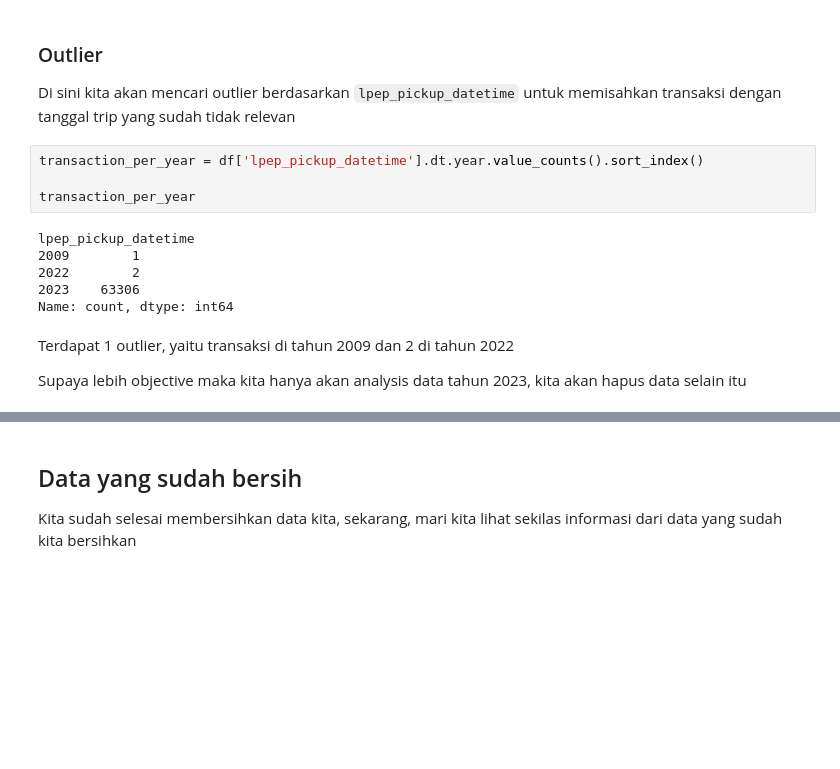
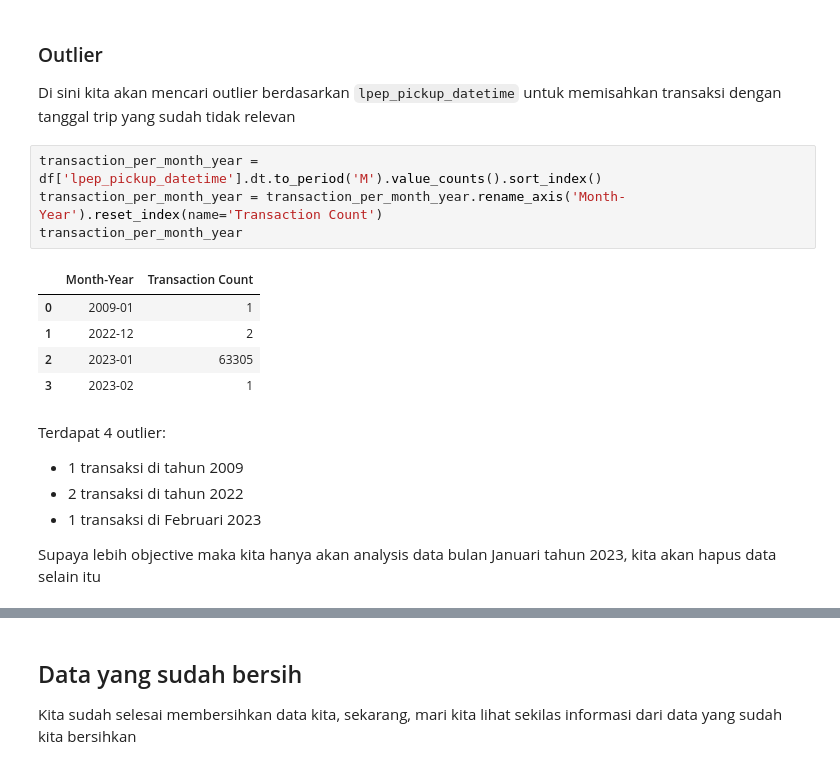
Before and after one commit to herfanheryandi/pwdk-nyc-tlc-trip-analysis, a Jupyter notebook: nyc-tlc-trip-notebook.ipynb, the cells around one changed output, grey strips where cells are left out. Drawn from its saved outputs; the diff is of its cells as text; blank space fills up the shorter version.

```diff
--- a/nyc-tlc-trip-notebook.ipynb
+++ b/nyc-tlc-trip-notebook.ipynb
@@ -439,18 +439,21 @@ df.drop(df[df['trip_duration'] == 0].index, inplace=True)
 # %% [markdown]
 ### Outlier
 Di sini kita akan mencari outlier berdasarkan `lpep_pickup_datetime` untuk memisahkan transaksi dengan tanggal trip yang sudah tidak relevan
-# %%
-transaction_per_year = df['lpep_pickup_datetime'].dt.year.value_counts().sort_index()
-
-transaction_per_year
-# %% [output]
-lpep_pickup_datetime
-2009        1
-2022        2
-2023    63306
-Name: count, dtype: int64
+# %%
+transaction_per_month_year = df['lpep_pickup_datetime'].dt.to_period('M').value_counts().sort_index()
+transaction_per_month_year = transaction_per_month_year.rename_axis('Month-Year').reset_index(name='Transaction Count')
+transaction_per_month_year
+# %% [output]
+|  | Month-Year | Transaction Count |
+| 0 | 2009-01 | 1 |
+| 1 | 2022-12 | 2 |
+| 2 | 2023-01 | 63305 |
+| 3 | 2023-02 | 1 |
 # %% [markdown]
-Terdapat 1 outlier, yaitu transaksi di tahun 2009 dan 2 di tahun 2022
+Terdapat 4 outlier:
+* 1 transaksi di tahun 2009
+* 2 transaksi di tahun 2022
+* 1 transaksi di Februari 2023
 
-Supaya lebih objective maka kita hanya akan analysis data tahun 2023, kita akan hapus data selain itu
+Supaya lebih objective maka kita hanya akan analysis data bulan Januari tahun 2023, kita akan hapus data selain itu
 # %%
```
Also changed, not shown: parts of 16 cells of this notebook.
